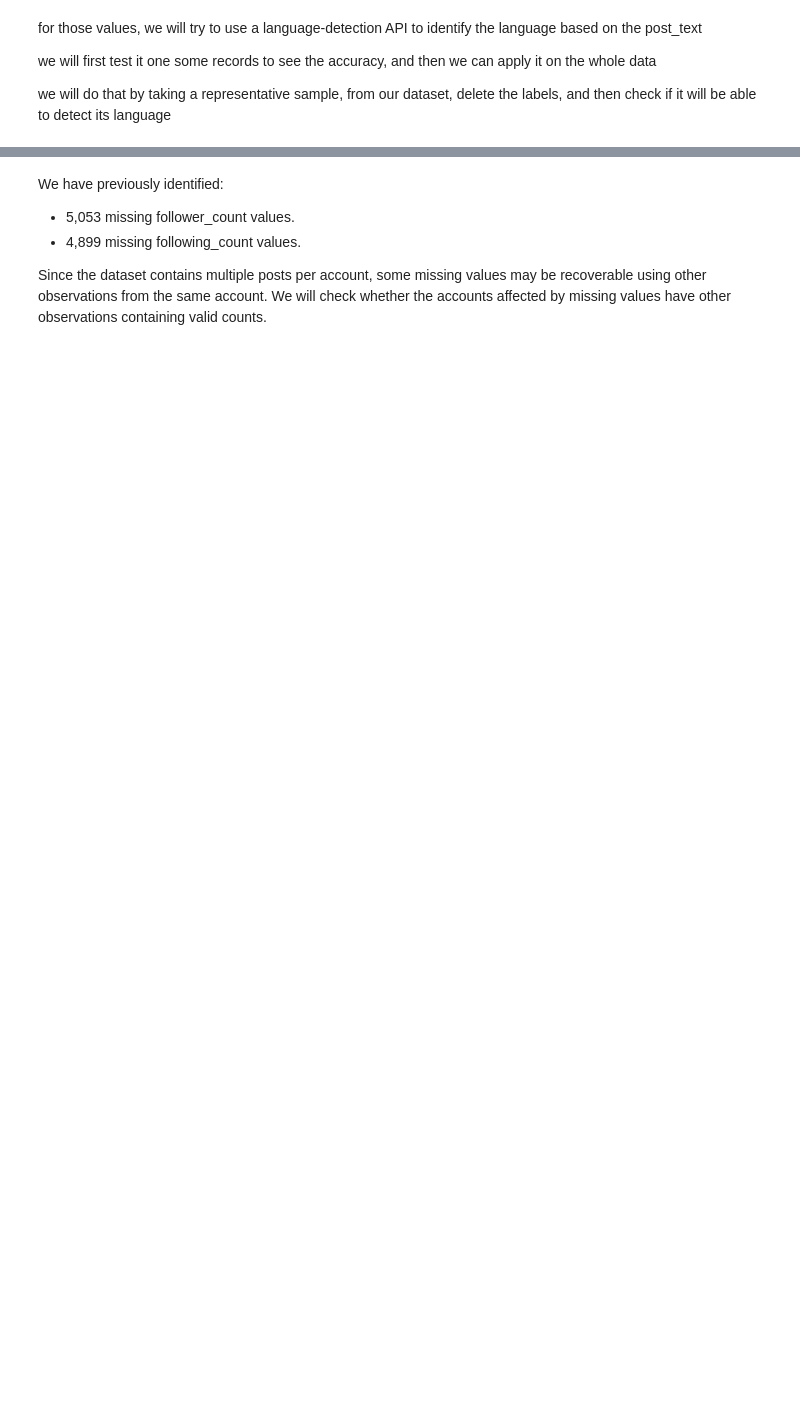
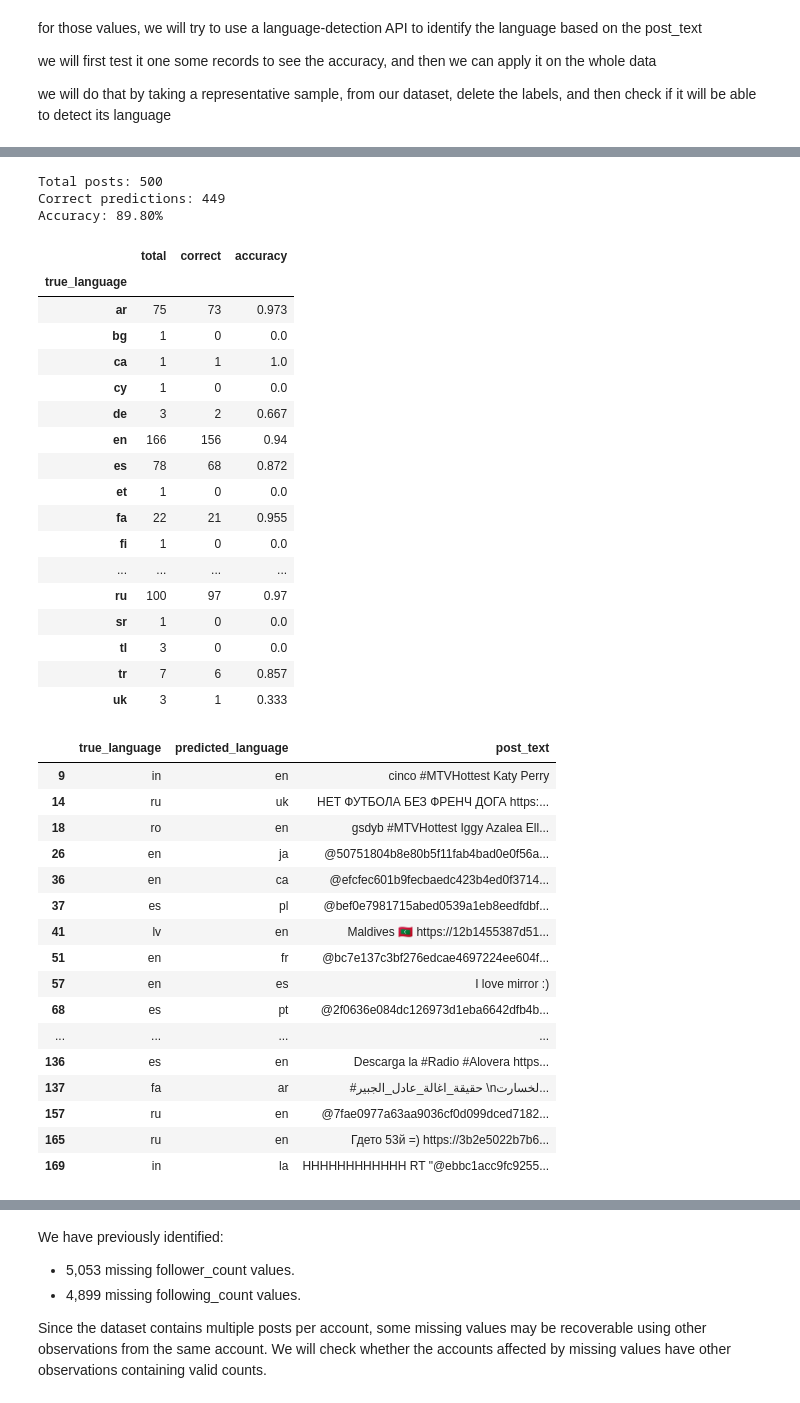
Before and after one commit to OsamaAawad/Data-Mining-Project-, a Jupyter notebook: notebooks/02-dataQualityAssessment.ipynb, the cells around one changed output, grey strips where cells are left out. Saved outputs shown, nothing was run; the diff lists cells and outputs as text; code cells hidden in the pictures; blank space fills up the shorter version.

```diff
--- a/notebooks/02-dataQualityAssessment.ipynb
+++ b/notebooks/02-dataQualityAssessment.ipynb
@@ -1629,0 +1740,77 @@ API key found: True
+# %%
+# Predict languages locally
+test_df["predicted_language"] = test_df["post_text"].apply(
+    lambda text: detect(
+        str(text),
+        model="lite",
+        k=1
+    )[0]["lang"]
+)
+
+# Compare predictions with original labels
+test_df["correct"] = (
+    test_df["true_language"].str.lower()
+    == test_df["predicted_language"].str.lower()
+)
+
+print(f"Total posts: {len(test_df)}")
+print(f"Correct predictions: {test_df['correct'].sum()}")
+print(f"Accuracy: {test_df['correct'].mean() * 100:.2f}%")
+
+# Accuracy by language
+display(
+    test_df.groupby("true_language")["correct"]
+    .agg(
+        total="count",
+        correct="sum",
+        accuracy="mean"
+    )
+    .round(3)
+)
+
+# Inspect incorrect predictions
+display(
+    test_df.loc[
+        ~test_df["correct"],
+        ["true_language", "predicted_language", "post_text"]
+    ].head(20)
+)
+# %% [output]
+Total posts: 500
+Correct predictions: 449
+Accuracy: 89.80%
+|  | total | correct | accuracy |
+| true_language |  |  |  |
+| ar | 75 | 73 | 0.973 |
+| bg | 1 | 0 | 0.0 |
+| ca | 1 | 1 | 1.0 |
+| cy | 1 | 0 | 0.0 |
+| de | 3 | 2 | 0.667 |
+| en | 166 | 156 | 0.94 |
+| es | 78 | 68 | 0.872 |
+| et | 1 | 0 | 0.0 |
+| fa | 22 | 21 | 0.955 |
+| fi | 1 | 0 | 0.0 |
+| ... | ... | ... | ... |
+| ru | 100 | 97 | 0.97 |
+| sr | 1 | 0 | 0.0 |
+| tl | 3 | 0 | 0.0 |
+| tr | 7 | 6 | 0.857 |
+| uk | 3 | 1 | 0.333 |
+|  | true_language | predicted_language | post_text |
+| 9 | in | en | cinco #MTVHottest Katy Perry |
+| 14 | ru | uk | НЕТ ФУТБОЛА БЕЗ ФРЕНЧ ДОГА https:... |
+| 18 | ro | en | gsdyb #MTVHottest Iggy Azalea Ell... |
+| 26 | en | ja | @50751804b8e80b5f11fab4bad0e0f56a... |
+| 36 | en | ca | @efcfec601b9fecbaedc423b4ed0f3714... |
+| 37 | es | pl | @bef0e7981715abed0539a1eb8eedfdbf... |
+| 41 | lv | en | Maldives 🇲🇻 https://12b1455387d51... |
+| 51 | en | fr | @bc7e137c3bf276edcae4697224ee604f... |
+| 57 | en | es | I love mirror :) |
+| 68 | es | pt | @2f0636e084dc126973d1eba6642dfb4b... |
+| ... | ... | ... | ... |
+| 136 | es | en | Descarga la #Radio #Alovera https... |
+| 137 | fa | ar | #حقيقة_اغالة_عادل_الجبير \nلخسارت... |
+| 157 | ru | en | @7fae0977a63aa9036cf0d099dced7182... |
+| 165 | ru | en | Гдето 53й =) https://3b2e5022b7b6... |
+| 169 | in | la | HHHHHHHHHHHH RT "@ebbc1acc9fc9255... |
```
Also changed, not shown: parts of 54 cells of this notebook, 3 other files.
